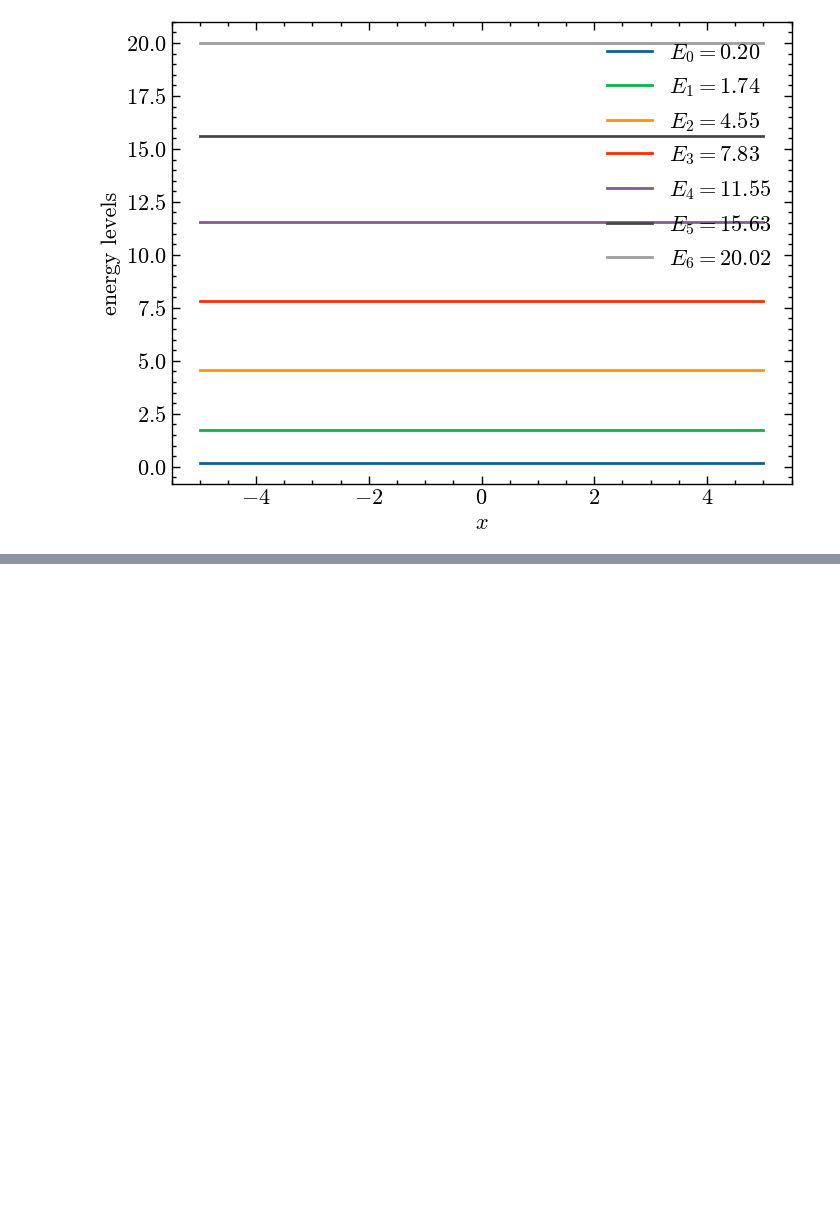
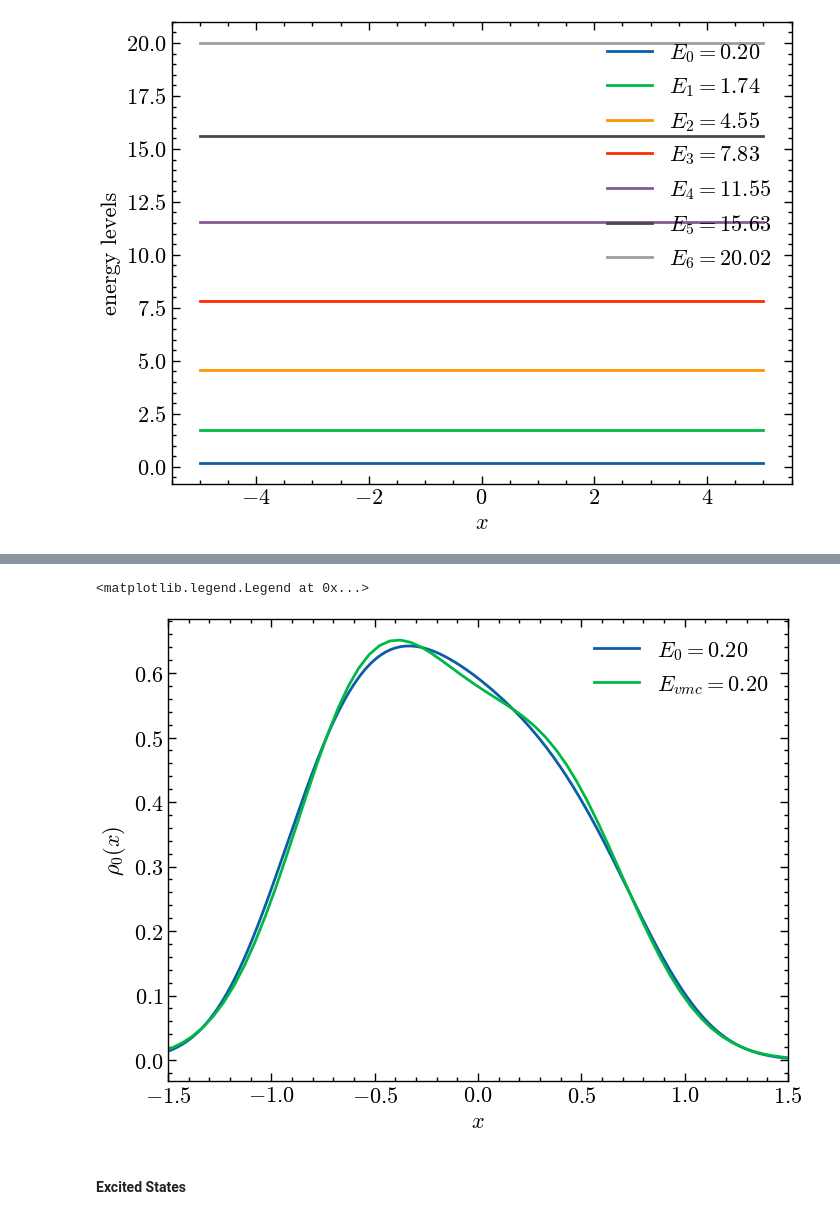
Before and after one commit to BorealisH/1dscheq, a Jupyter notebook: 1dse.ipynb, the cells around one changed output, grey strips where cells are left out. Drawn from its saved outputs; the diff is of its cells as text; code cells hidden in the pictures; blank space fills up the shorter version.

```diff
--- a/1dse.ipynb
+++ b/1dse.ipynb
@@ -277,0 +293,21 @@ arb_schro.plot_energy_levels(7)
+# %%
+# kinetic energy and potential energy
+def make_local_kinetic_energy(f):
+    def local_kinetic(params, pos):
+        psi = f(params, pos)
+        grad2_psi = jax.grad(jax.grad(f, argnums=1), argnums=1)(params, pos)
+        return -0.5 * grad2_psi / psi
+    return local_kinetic
+
+def make_local_potential(pos):
+    r = pos
+    vp = 3 * r ** 4 + 0.5 * r ** 3 - 3 * r ** 2
+    return vp
+
+def make_local_energy(f):
+    local_kinetic_energy = make_local_kinetic_energy(f)
+    def local_energy(params, pos):
+        kin_energy = local_kinetic_energy(params,pos)
+        pot_energy = make_local_potential(pos)
+        return kin_energy+pot_energy
+    return local_energy
@@ -277,0 +537,17 @@ arb_schro.plot_energy_levels(7)
+# %%
+x = jnp.linspace(-5, 5, 200)
+dx = x[1] - x[0]
+
+prob = jax.vmap(har_func, (None, 0))(params, x) ** 2
+def normalization(prob):
+    norm = jnp.trapezoid(prob, dx = dx)
+    return prob / norm
+arb_schro.plot_density(0)
+plt.plot(x, normalization(prob), label='$E_{vmc} = {%.2f}$'%(np.mean(losses[-10:])))
+plt.xlim(-1.5,1.5)
+plt.legend()
+# %% [output]
+<matplotlib.legend.Legend at 0x...>
+[figure, added]
+# %% [markdown]
+#### Excited States
```
Also changed, not shown: parts of 14 cells of this notebook.
